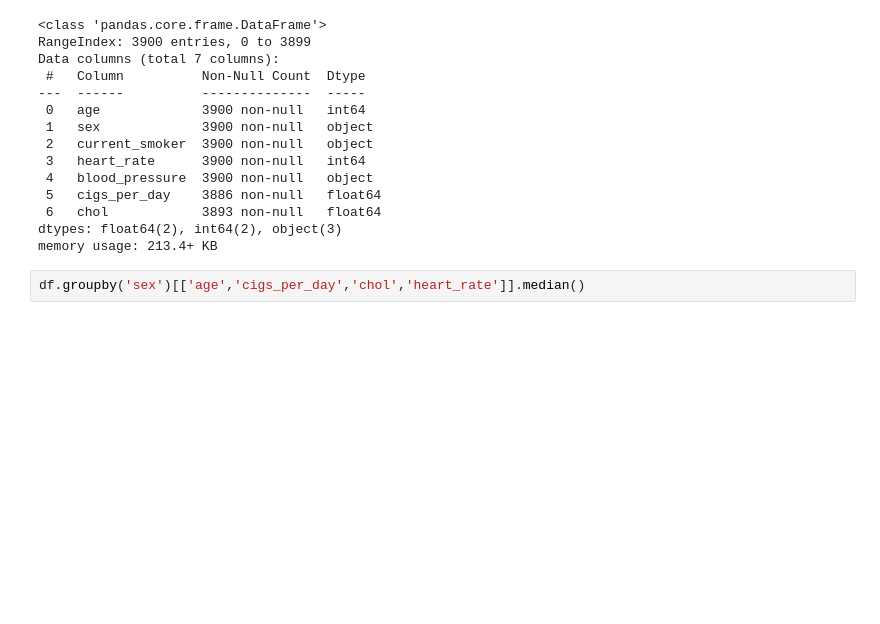
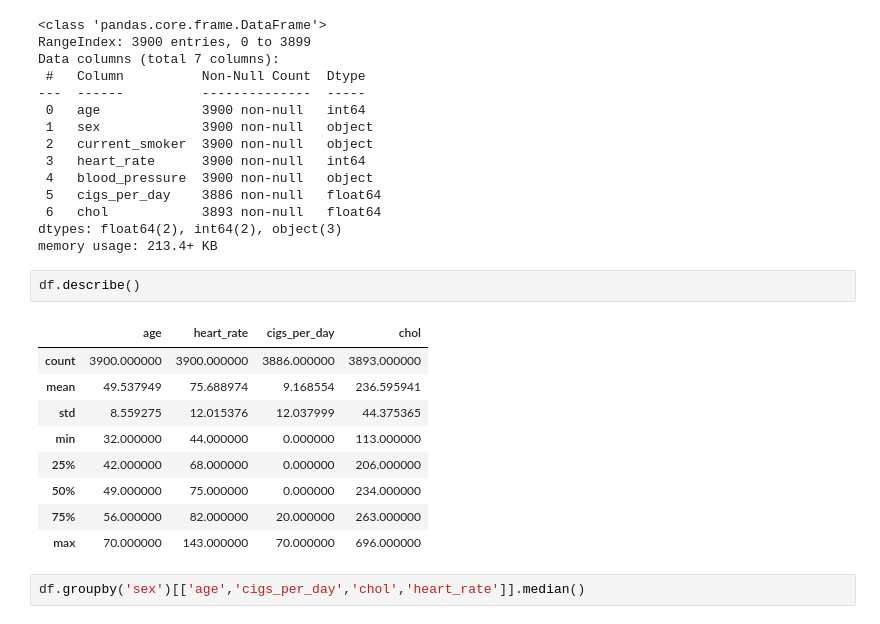
Before and after one commit to 254Bit/SmokersHealthData, a Jupyter notebook: smokers_data.ipynb, the cells around one changed output. Saved outputs shown, nothing was run; the diff lists cells and outputs as text; blank space fills up the shorter version.

```diff
--- a/smokers_data.ipynb
+++ b/smokers_data.ipynb
@@ -40,6 +40,18 @@ Data columns (total 7 columns):
  6   chol            3893 non-null   float64
 dtypes: float64(2), int64(2), object(3)
 memory usage: 213.4+ KB
+# %%
+df.describe()
+# %% [output]
+|  | age | heart_rate | cigs_per_day | chol |
+| count | 3900.000000 | 3900.000000 | 3886.000000 | 3893.000000 |
+| mean | 49.537949 | 75.688974 | 9.168554 | 236.595941 |
+| std | 8.559275 | 12.015376 | 12.037999 | 44.375365 |
+| min | 32.000000 | 44.000000 | 0.000000 | 113.000000 |
+| 25% | 42.000000 | 68.000000 | 0.000000 | 206.000000 |
+| 50% | 49.000000 | 75.000000 | 0.000000 | 234.000000 |
+| 75% | 56.000000 | 82.000000 | 20.000000 | 263.000000 |
+| max | 70.000000 | 143.000000 | 70.000000 | 696.000000 |
 # %%
 df.groupby('sex')[['age','cigs_per_day','chol','heart_rate']].median()
 # %% [output]
```
